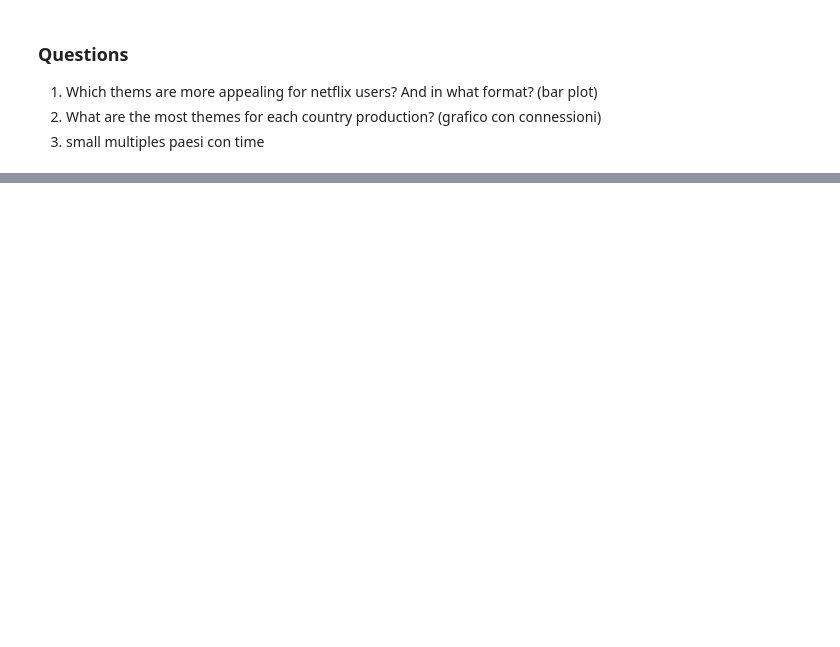
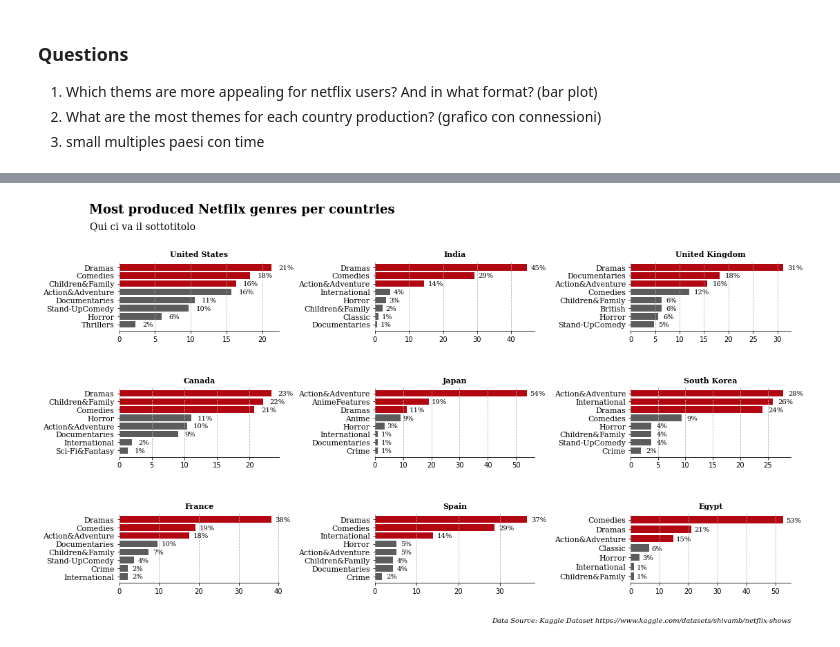
Before and after one commit to dario-coscia/netflix-viz, a Jupyter notebook: netflix.ipynb, the cells around one changed output, grey strips where cells are left out. Drawn from its saved outputs; the diff is of its cells as text; code cells hidden in the pictures; blank space fills up the shorter version.

```diff
--- a/netflix.ipynb
+++ b/netflix.ipynb
@@ -467,0 +346,14 @@ Text(0.5, 1.0, 'Mexico')
+# %%
+categories = ['type', 'continent', 'country']
+new_df_top = new_df[new_df['count'] > 35]
+newDf = pd.DataFrame()
+for i in range(len(categories)-1):
+    tempDf = new_df_top[[categories[i], categories[i+1], 'count']]
+    tempDf.columns = ['source', 'target', 'count']
+    newDf = pd.concat([newDf, tempDf])
+newDf = newDf.groupby(['source', 'target']).agg({'count': 'sum'}).reset_index()
+
+label_list = list(np.unique(new_df_top[categories].values))
+source = newDf['source'].apply(lambda x: label_list.index(x))
+target = newDf['target'].apply(lambda x: label_list.index(x))
+count = newDf['count']
@@ -467,0 +466,58 @@ Text(0.5, 1.0, 'Mexico')
+# %%
+fig, axes = plt.subplots(figsize=(15, 8), nrows=3, ncols=3)
+axes = axes.ravel()
+
+for i, country in enumerate(top_country):
+
+    data = new_df[new_df['country'] == country][:8]
+    data.sort_values('count', inplace=True)
+
+    # for the colors
+    colors = []
+    alpha = []
+    maxims = data['count'].values[data['count'].values.argsort()[-3:][::-1]]
+    for value in data['count']:  # keys are the names of the boys
+        if value in maxims:
+            colors.append('#b20710')
+        else:
+            colors.append('#5C5C5C')
+
+    ticks_label = 100*(data['count'].values/sum(data['count'].values))
+
+    axes[i].barh(y=data['genre'], width=ticks_label,
+                 color=colors, alpha=1)
+    axes[i].set_title("{}".format(country), fontfamily='serif',
+                      fontsize=11, fontweight='bold')
+    axes[i].set_yticklabels(labels=data['genre'],
+                            fontfamily='serif', fontsize=11)
+
+    for s in ['top', 'left', 'right']:
+        axes[i].spines[s].set_visible(False)
+
+    axes[i].grid(which='major', axis='x', linestyle='--')
+
+    count = 0
+    for p in axes[i].patches:
+        width = p.get_width()
+        height = p.get_height()
+        x, y = p.get_xy()
+        my_lab = ticks_label[count]/100
+        count += 1
+        axes[i].annotate(f'{my_lab:.0%}', (x + width + 1,
+                         y + height - 0.65), ha='left', fontfamily='serif')
+
+
+
+fig.text(0.06, 0.93, 'Most produced Netfilx genres per countries', fontsize=18, fontweight='bold', fontfamily='serif')
+fig.text(0.061, 0.89, 'Qui ci va il sottotitolo', fontsize=14,fontfamily='serif')
+fig.text(0.6, -0.1, 'Data Source: Kaggle Dataset https://www.kaggle.com/datasets/shivamb/netflix-shows',
+         fontsize=10, fontfamily='serif', style='italic')
+plt.subplots_adjust(left=0.1,
+                    bottom=0.0,
+                    right=1,
+                    top=0.81,
+                    wspace=0.6,
+                    hspace=0.8)
+
+plt.savefig("hey.pdf", bbox_inches='tight')
+# %% [output]
@@ -467,0 +541 @@ Text(0.5, 1.0, 'Mexico')
+[figure, added]
```
Also changed, not shown: parts of 25 cells of this notebook.
